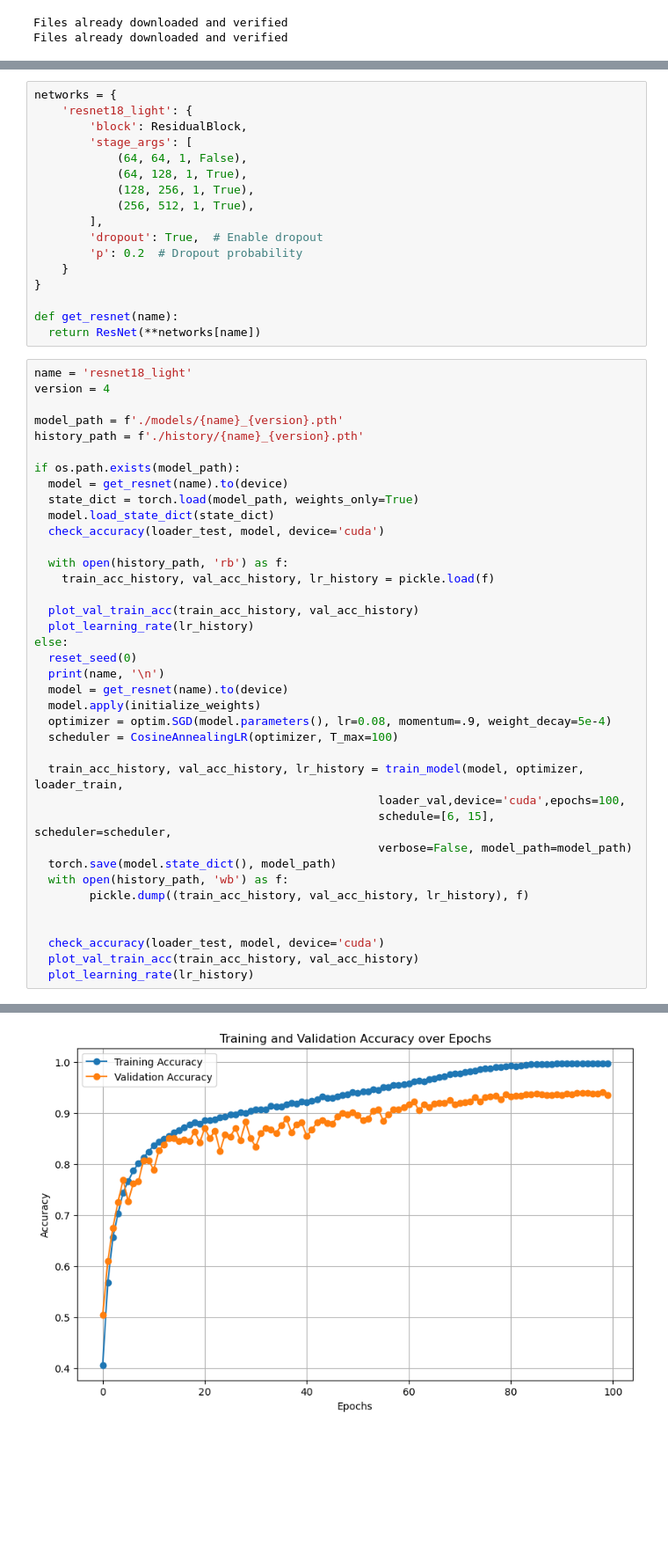
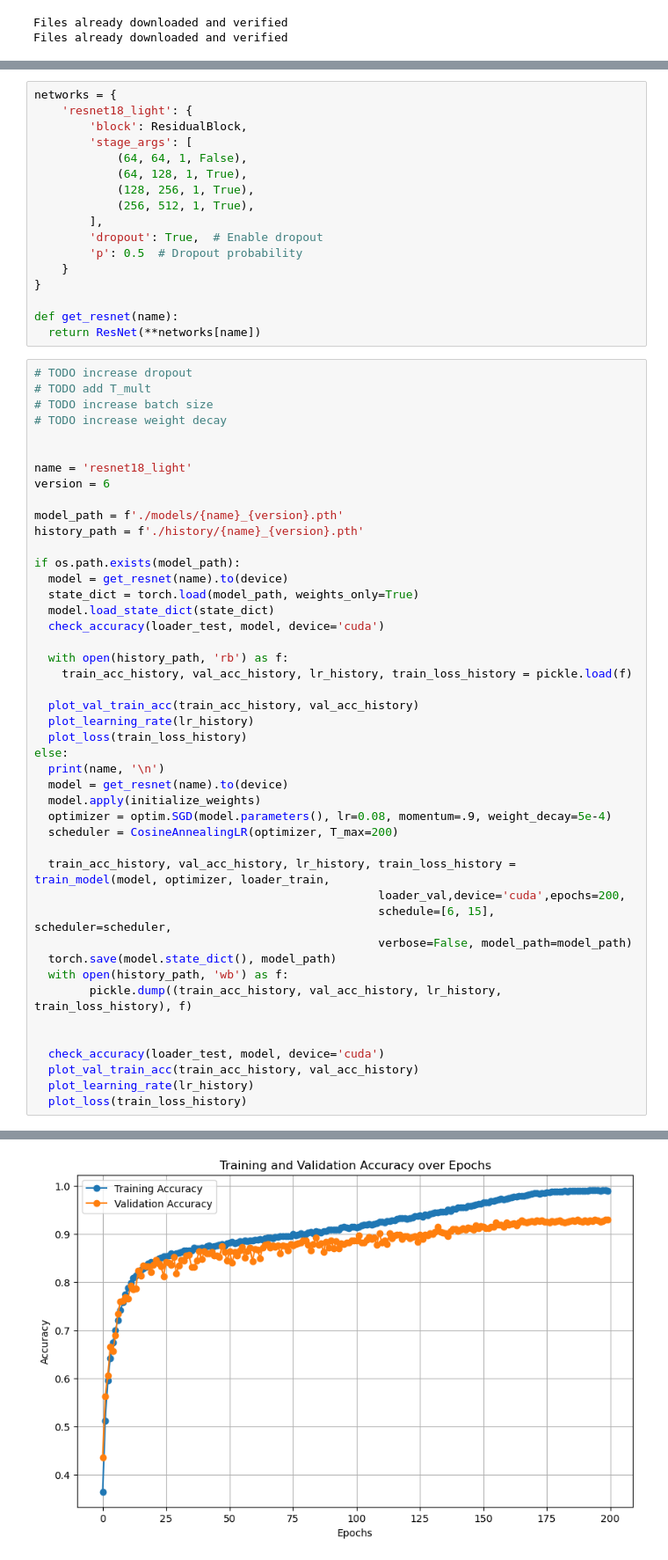
Before and after one commit to mmahdin/CI_CNNProject_Fall2024, a Jupyter notebook: Phase-1/ph1.ipynb, the cells around one changed output, grey strips where cells are left out. Shown: that part at 88% size. Cells and saved outputs as stored; diff of their text form; blank space fills up the shorter version.

Commit message:
ph1: trained for 200 epochs and achieved 93.39% accuracy

```diff
--- a/Phase-1/ph1.ipynb
+++ b/Phase-1/ph1.ipynb
@@ -67,15 +65,21 @@ networks = {
             (256, 512, 1, True),
         ],
         'dropout': True,  # Enable dropout
-        'p': 0.2  # Dropout probability
+        'p': 0.5  # Dropout probability
     }
 }
 
 def get_resnet(name):
   return ResNet(**networks[name])
 # %%
+# TODO increase dropout
+# TODO add T_mult
+# TODO increase batch size
+# TODO increase weight decay
+
+
 name = 'resnet18_light'
-version = 4
+version = 6
 
 model_path = f'./models/{name}_{version}.pth'
 history_path = f'./history/{name}_{version}.pth'
@@ -87,30 +91,31 @@ if os.path.exists(model_path):
   check_accuracy(loader_test, model, device='cuda')
 
   with open(history_path, 'rb') as f:
-    train_acc_history, val_acc_history, lr_history = pickle.load(f)
+    train_acc_history, val_acc_history, lr_history, train_loss_history = pickle.load(f)
 
   plot_val_train_acc(train_acc_history, val_acc_history)
   plot_learning_rate(lr_history)
+  plot_loss(train_loss_history)
 else:
-  reset_seed(0)
   print(name, '\n')
   model = get_resnet(name).to(device)
   model.apply(initialize_weights)
   optimizer = optim.SGD(model.parameters(), lr=0.08, momentum=.9, weight_decay=5e-4)
-  scheduler = CosineAnnealingLR(optimizer, T_max=100)
+  scheduler = CosineAnnealingLR(optimizer, T_max=200)
 
-  train_acc_history, val_acc_history, lr_history = train_model(model, optimizer, loader_train,
-                                                  loader_val,device='cuda',epochs=100,
+  train_acc_history, val_acc_history, lr_history, train_loss_history = train_model(model, optimizer, loader_train,
+                                                  loader_val,device='cuda',epochs=200,
                                                   schedule=[6, 15], scheduler=scheduler,
                                                   verbose=False, model_path=model_path)
   torch.save(model.state_dict(), model_path)
   with open(history_path, 'wb') as f:
-        pickle.dump((train_acc_history, val_acc_history, lr_history), f)
+        pickle.dump((train_acc_history, val_acc_history, lr_history, train_loss_history), f)
 
 
   check_accuracy(loader_test, model, device='cuda')
   plot_val_train_acc(train_acc_history, val_acc_history)
   plot_learning_rate(lr_history)
+  plot_loss(train_loss_history)
 # %% [output]
 resnet18_light
 
@@ -132 +137 @@ Validation accuracy: 9316 / 10000 (93.16%)
-[figure, old version]
+[figure, new version]
```
Also changed, not shown: parts of 4 cells of this notebook, 4 other files.
